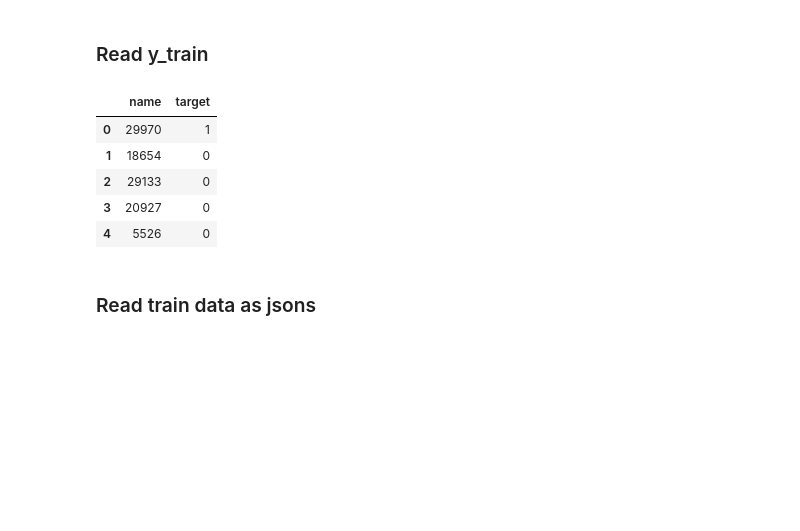
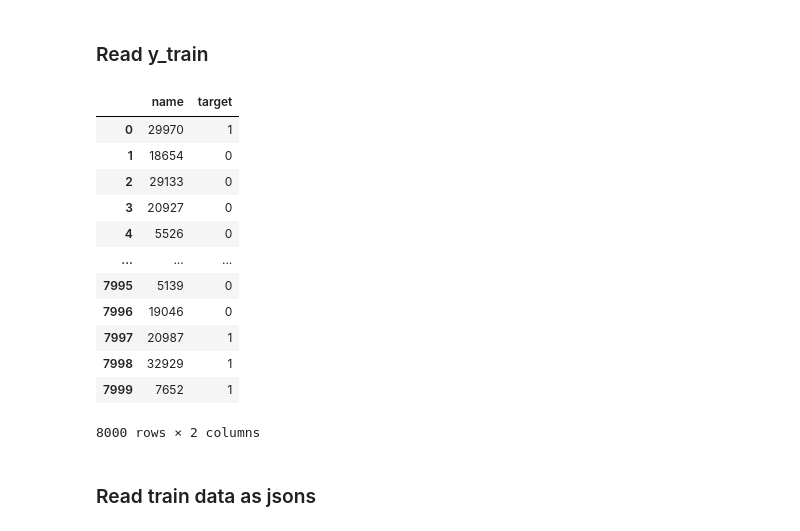
Before and after one commit to MichaelYaskevich/urfu-ml-dota, a Jupyter notebook: src/Dota.ipynb, the cells around one changed output. Cells and saved outputs as stored; diff of their text form; code cells hidden in the pictures; blank space fills up the shorter version.

```diff
--- a/src/Dota.ipynb
+++ b/src/Dota.ipynb
@@ -38,14 +38,21 @@ Drive already mounted at /content/myDrive; to attempt to forcibly remount, call
 # %%
 y = pd.read_csv('train_anwers.csv', sep='\t').astype(int)
 y_train = y.target
-y.head()
+y
 # %% [output]
 |  | name | target |
 | 0 | 29970 | 1 |
 | 1 | 18654 | 0 |
 | 2 | 29133 | 0 |
 | 3 | 20927 | 0 |
 | 4 | 5526 | 0 |
+| ... | ... | ... |
+| 7995 | 5139 | 0 |
+| 7996 | 19046 | 0 |
+| 7997 | 20987 | 1 |
+| 7998 | 32929 | 1 |
+| 7999 | 7652 | 1 |
+8000 rows × 2 columns
 # %% [markdown]
 ### Read train data as jsons
 # %%
```
Also changed, not shown: parts of 24 cells of this notebook.
